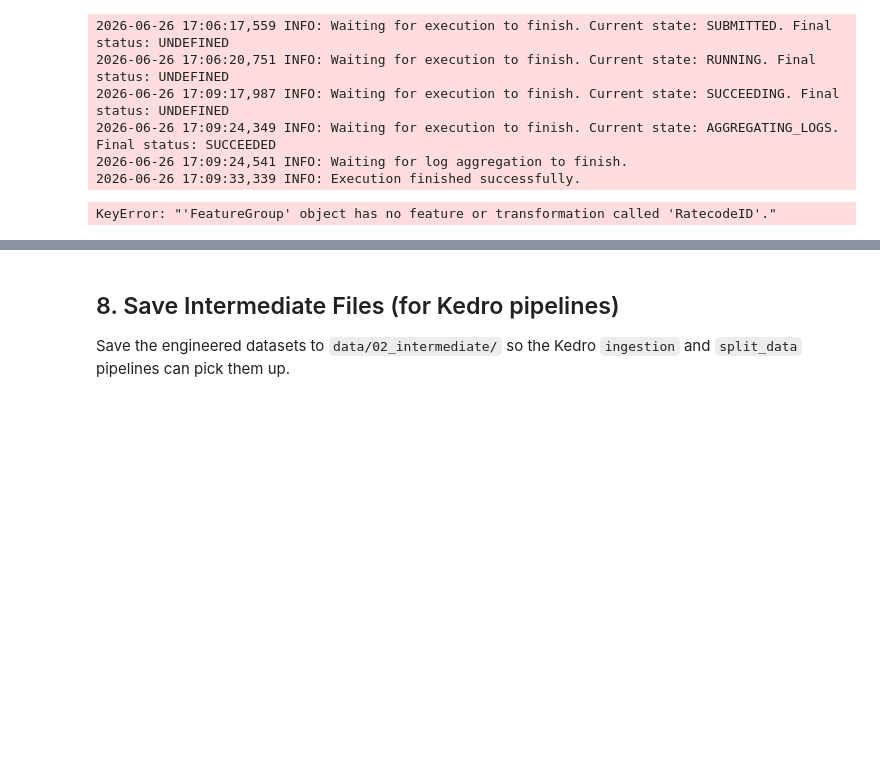
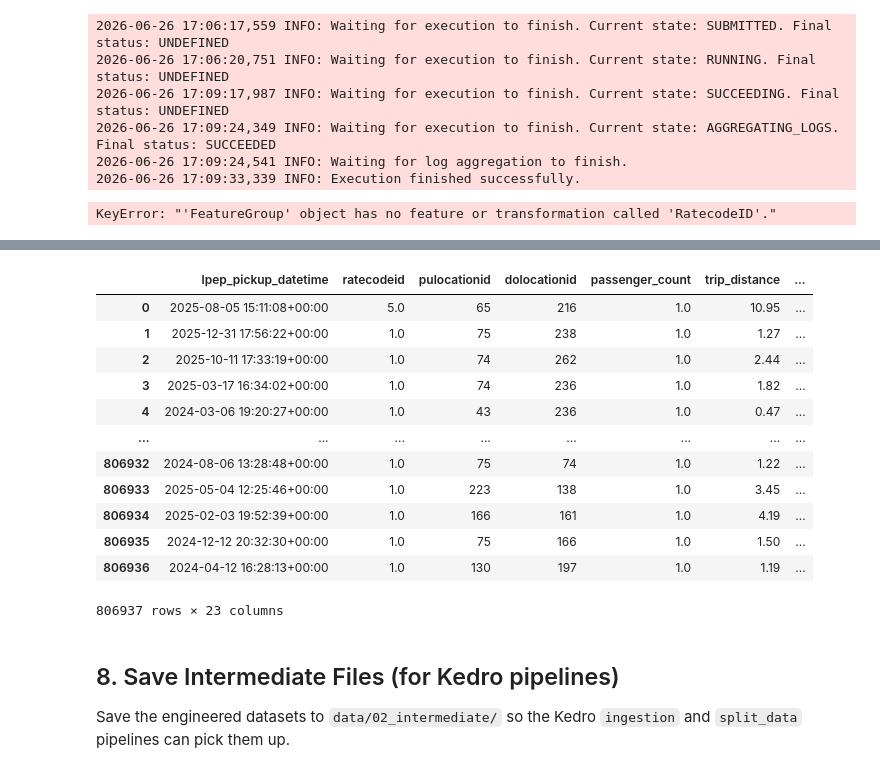
Before and after one commit to afonsosousah/MLOPS-Project, a Jupyter notebook: notebooks/02_data_preprocessing.ipynb, the cells around one changed output, grey strips where cells are left out. Cells and saved outputs as stored; diff of their text form; code cells hidden in the pictures; blank space fills up the shorter version.

```diff
--- a/notebooks/02_data_preprocessing.ipynb
+++ b/notebooks/02_data_preprocessing.ipynb
@@ -472,0 +475,8 @@ KeyError: "'FeatureGroup' object has no feature or transformation called 'Rateco
+# %%
+# Connect to FS to retrieve data
+project = hopsworks.login(api_key_value=os.getenv("FS_API_KEY"), project=os.getenv("FS_PROJECT_NAME"))
+fs = project.get_feature_store()
+
+# Retrieve Lamp Data
+fg_lamp_features = fs.get_feature_group('green_taxi_features', version=1)
+lamp_features_df = fg_lamp_features.read()
@@ -473,3 +491,19 @@ KeyError: "'FeatureGroup' object has no feature or transformation called 'Rateco
+# %%
+lamp_features_df
+# %% [output]
+|  | lpep_pickup_datetime | ratecodeid | pulocationid | dolocationid | passenger_count | trip_distance | ... |
+| 0 | 2025-08-05 15:11:08+00:00 | 5.0 | 65 | 216 | 1.0 | 10.95 | ... |
+| 1 | 2025-12-31 17:56:22+00:00 | 1.0 | 75 | 238 | 1.0 | 1.27 | ... |
+| 2 | 2025-10-11 17:33:19+00:00 | 1.0 | 74 | 262 | 1.0 | 2.44 | ... |
+| 3 | 2025-03-17 16:34:02+00:00 | 1.0 | 74 | 236 | 1.0 | 1.82 | ... |
+| 4 | 2024-03-06 19:20:27+00:00 | 1.0 | 43 | 236 | 1.0 | 0.47 | ... |
+| ... | ... | ... | ... | ... | ... | ... | ... |
+| 806932 | 2024-08-06 13:28:48+00:00 | 1.0 | 75 | 74 | 1.0 | 1.22 | ... |
+| 806933 | 2025-05-04 12:25:46+00:00 | 1.0 | 223 | 138 | 1.0 | 3.45 | ... |
+| 806934 | 2025-02-03 19:52:39+00:00 | 1.0 | 166 | 161 | 1.0 | 4.19 | ... |
+| 806935 | 2024-12-12 20:32:30+00:00 | 1.0 | 75 | 166 | 1.0 | 1.50 | ... |
+| 806936 | 2024-04-12 16:28:13+00:00 | 1.0 | 130 | 197 | 1.0 | 1.19 | ... |
+806937 rows × 23 columns
 # %% [markdown]
 ## 8. Save Intermediate Files (for Kedro pipelines)
 
```
Also changed, not shown: parts of 4 cells of this notebook.
